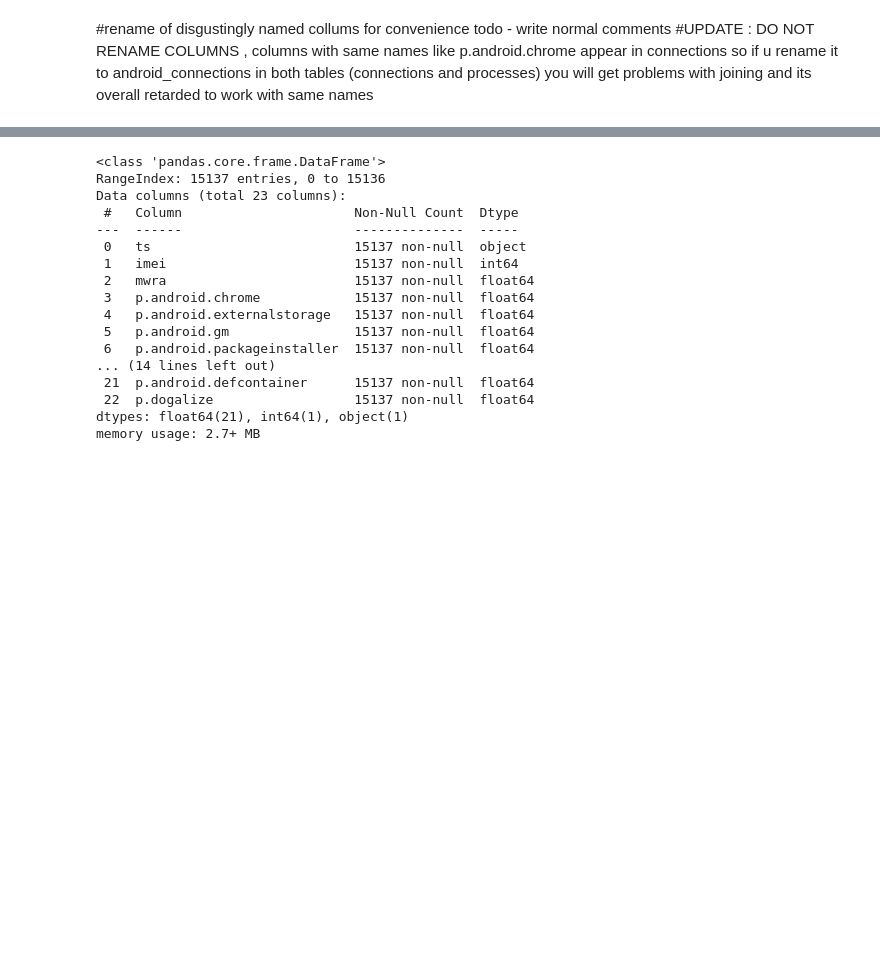
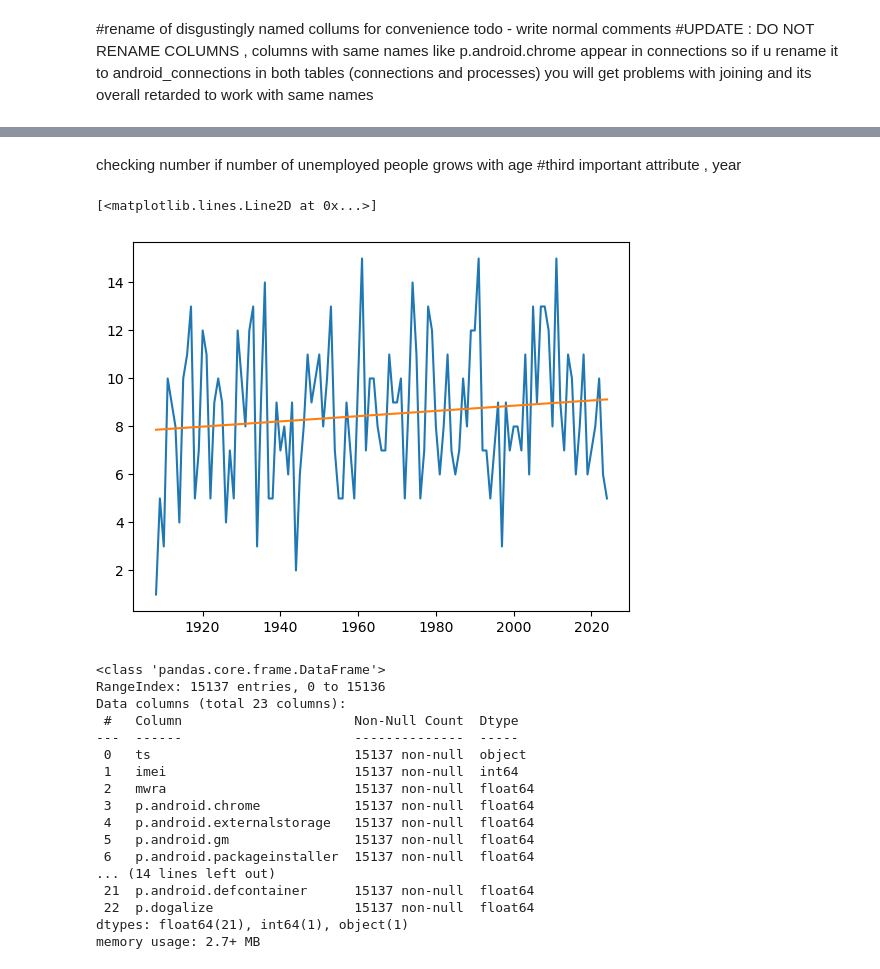
Before and after one commit to tomasswaier/IAU_project, a Jupyter notebook: Untitled.ipynb, the cells around one changed output, grey strips where cells are left out. Cells and saved outputs as stored; diff of their text form; code cells hidden in the pictures; blank space fills up the shorter version.

Commit message:
what do they want me to do ? im so confused

```diff
--- a/Untitled.ipynb
+++ b/Untitled.ipynb
@@ -22,6 +23,7 @@ df_profiles.head()
 | 3 | Duarte, Campbell and Escobar | 863033069630348263 | Andrew Montoya | 556-81-7215 | 03/12/2023, 00:00:00 | NaN | (Decimal('30.7550255'), Decimal('... | juliehayes | 1319 | ... |
 | 4 | Mcclure-Lutz | 863033069630348131 | Kelly Holder | 213-99-5419 | 2019-11-10 | Textile designer | (Decimal('-45.403474'), Decimal('... | donna35 | 1883 | ... |
 # %%
+df_profiles['birthdate']=pd.to_datetime(df_profiles['birthdate'])
 df_profiles.info(show_counts=True)
 # %% [output]
 <class 'pandas.core.frame.DataFrame'>
@@ -73,3 +99,19 @@ plt.show()
+# %% [markdown]
+checking number if number of unemployed people grows with age
+#third important attribute , year
+# %%
+#copy sorted df_profiles
+df_profiles_sorted=df_profiles[df_profiles['job'].isnull()].sort_values(by='birthdate')
+#keep only yaer
+df_profiles_sorted['birthdate']=pd.to_datetime(df_profiles_sorted['birthdate']).dt.year
+#create graph
+plt.plot(df_profiles_sorted.groupby(by=['birthdate'])['birthdate'].count())
+#make a funny line with linegress since idk what to do
+res = linregress(df_profiles_sorted.groupby(by=['birthdate'])['birthdate'].count().index, df_profiles_sorted.groupby('birthdate')['birthdate'].count())
+plt.plot(df_profiles_sorted['birthdate'], res.intercept + res.slope * df_profiles_sorted['birthdate'])
+# %% [output]
+[<matplotlib.lines.Line2D at 0x...>]
+[figure, added]
 # %%
 #df_processes.rename(columns={col: col.replace("p.", "") for col in df_processes.columns if col.startswith("p.")}, inplace=True)
 #df_processes.rename(columns={col: col.replace(".", "_") for col in df_processes.columns if "." in col }, inplace=True)
```
Also changed, not shown: parts of 18 cells of this notebook.
